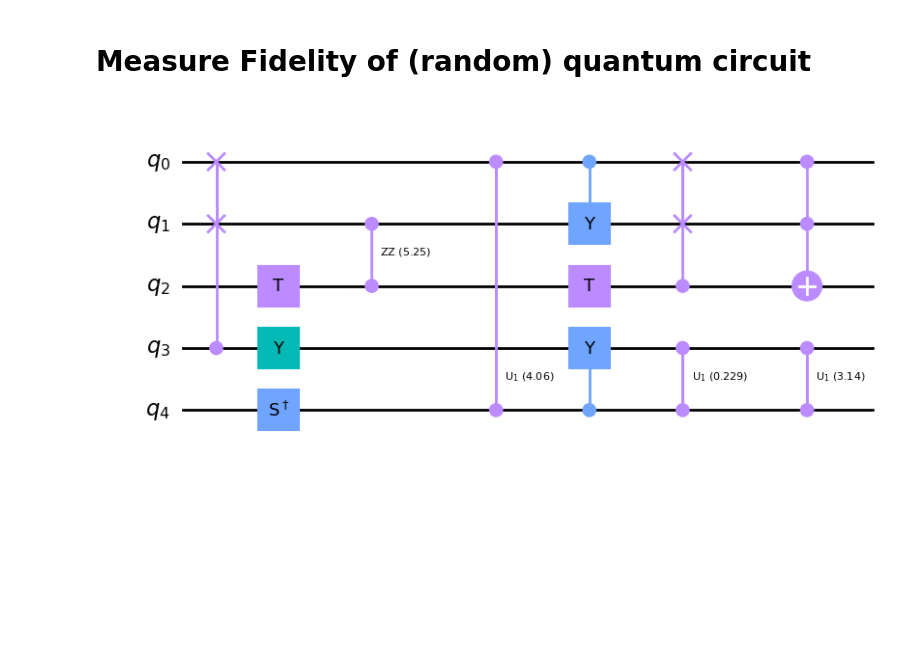
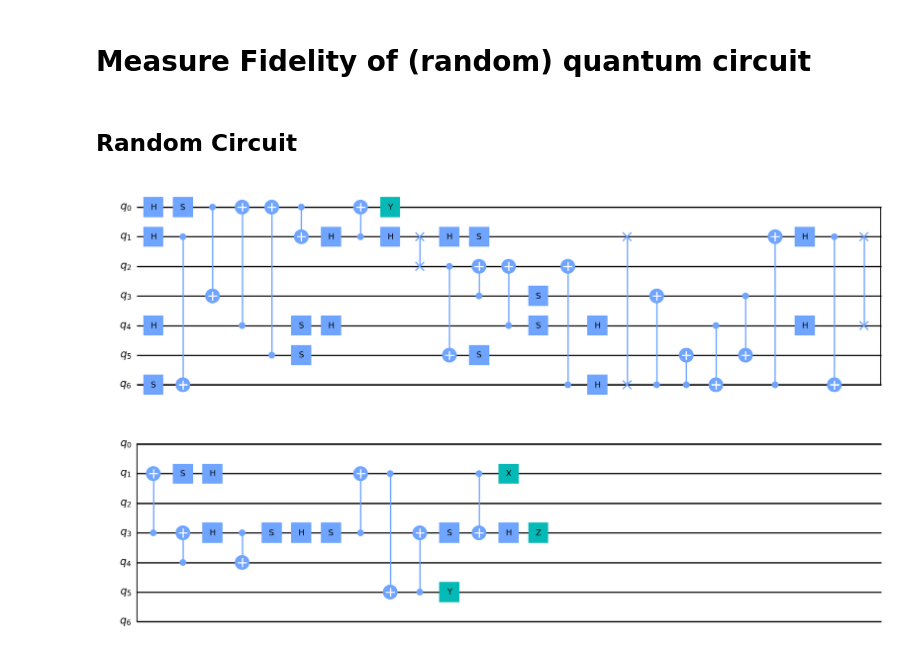
Before and after one commit to MarcMaussner/quantum_playground, a Jupyter notebook: 2023_world_of_quantum/Clifford_Barrier_Fidelity.ipynb, the cells around one changed output. Saved outputs shown, nothing was run; the diff lists cells and outputs as text; code cells hidden in the pictures; blank space fills up the shorter version.

```diff
--- a/2023_world_of_quantum/Clifford_Barrier_Fidelity.ipynb
+++ b/2023_world_of_quantum/Clifford_Barrier_Fidelity.ipynb
@@ -21,14 +34,26 @@ def reverse_and_compose(qc):
         circ_qc.measure(qubit, qubit)
 
     return circ_qc
-# %%
-# create dummy ciruit with num_qubits and num_depth
-
-num_qubits = 5
-num_depth = 5
-
-#test circuit
-circ1 = random_circuit(num_qubits, num_depth, measure=False)
-circ1.draw('mpl')
-# %% [output]
-[figure, removed]
+# %% [markdown]
+## Random Circuit
+# %%
+# create dummy ciruit with num_qubits and num_depth
+
+num_qubits = 7
+num_reps = 5
+seed = 123
+
+#test circuit
+#rand_circ = random_circuit(num_qubits, num_reps, measure=False)
+
+from qiskit.quantum_info import random_clifford
+from qiskit.quantum_info import Clifford
+
+rand_circ = QuantumCircuit(num_qubits)
+U = random_clifford(num_qubits,seed=seed)
+U = U.to_circuit()
+rand_circ.compose(U, qubits=[0,1,2,3,4,5,6], inplace=True)
+#rand_cirq.draw("mpl")
+rand_circ.draw('mpl')
+# %% [output]
+[figure, added]
```
Also changed, not shown: parts of 19 cells of this notebook.
